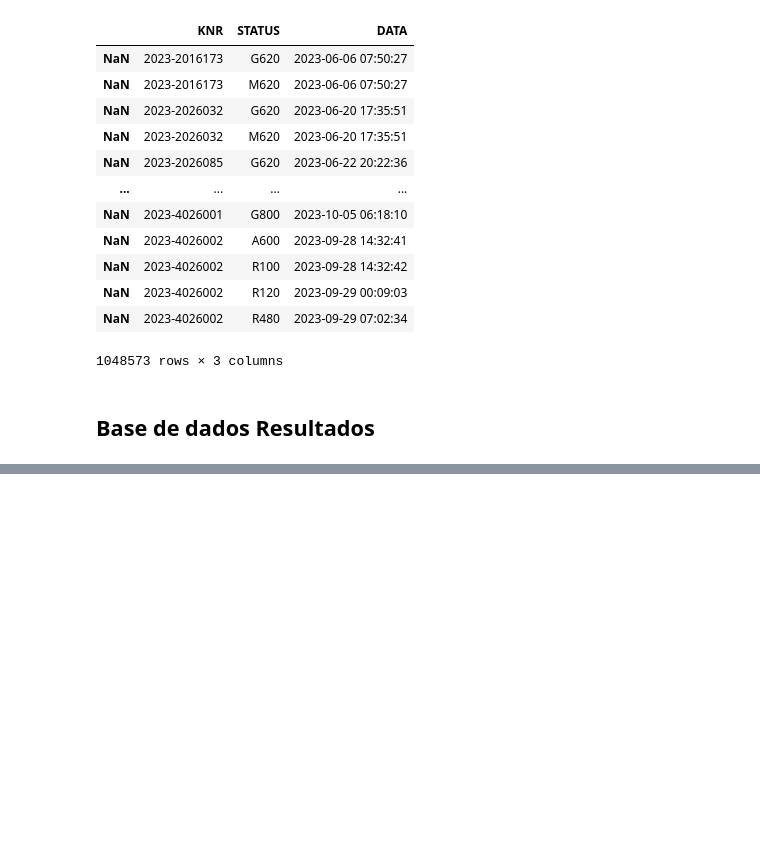
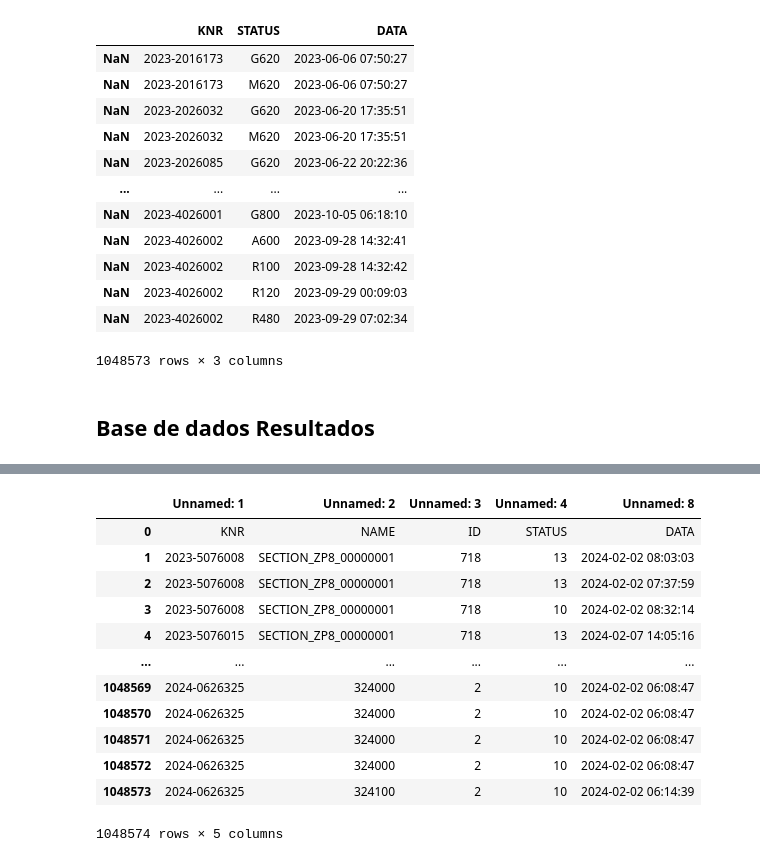
Before and after one commit to Inteli-College/2024-2A-T08-EC07-G02, a Jupyter notebook: src/main.ipynb, the cells around one changed output, grey strips where cells are left out. Drawn from its saved outputs; the diff is of its cells as text; code cells hidden in the pictures; blank space fills up the shorter version.

```diff
--- a/src/main.ipynb
+++ b/src/main.ipynb
@@ -189,0 +229,17 @@ df_status
+# %%
+df_resultados_limpa = df_resultados.drop(['Unnamed: 0','Unnamed: 5','Unnamed: 6', 'Unnamed: 7'], axis='columns')
+df_resultados_limpa
+# %% [output]
+|  | Unnamed: 1 | Unnamed: 2 | Unnamed: 3 | Unnamed: 4 | Unnamed: 8 |
+| 0 | KNR | NAME | ID | STATUS | DATA |
+| 1 | 2023-5076008 | SECTION_ZP8_00000001 | 718 | 13 | 2024-02-02 08:03:03 |
+| 2 | 2023-5076008 | SECTION_ZP8_00000001 | 718 | 13 | 2024-02-02 07:37:59 |
+| 3 | 2023-5076008 | SECTION_ZP8_00000001 | 718 | 10 | 2024-02-02 08:32:14 |
+| 4 | 2023-5076015 | SECTION_ZP8_00000001 | 718 | 13 | 2024-02-07 14:05:16 |
+| ... | ... | ... | ... | ... | ... |
+| 1048569 | 2024-0626325 | 324000 | 2 | 10 | 2024-02-02 06:08:47 |
+| 1048570 | 2024-0626325 | 324000 | 2 | 10 | 2024-02-02 06:08:47 |
+| 1048571 | 2024-0626325 | 324000 | 2 | 10 | 2024-02-02 06:08:47 |
+| 1048572 | 2024-0626325 | 324000 | 2 | 10 | 2024-02-02 06:08:47 |
+| 1048573 | 2024-0626325 | 324100 | 2 | 10 | 2024-02-02 06:14:39 |
+1048574 rows × 5 columns
```
Also changed, not shown: parts of 12 cells of this notebook, 2 other files.
